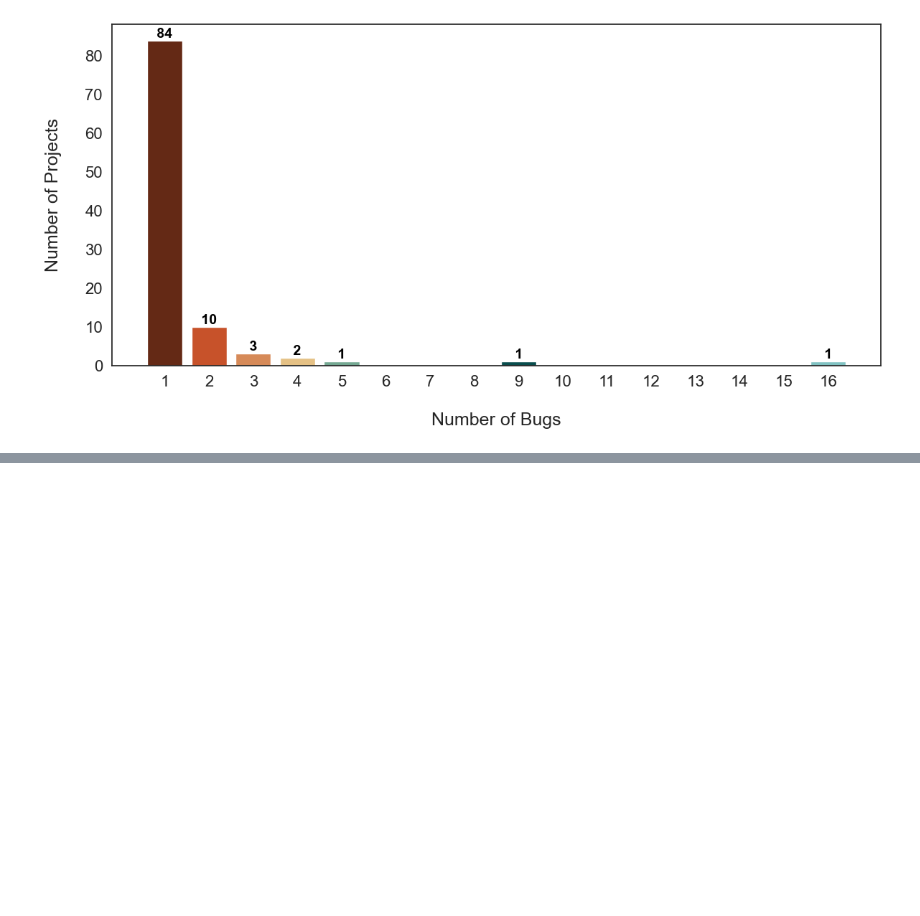
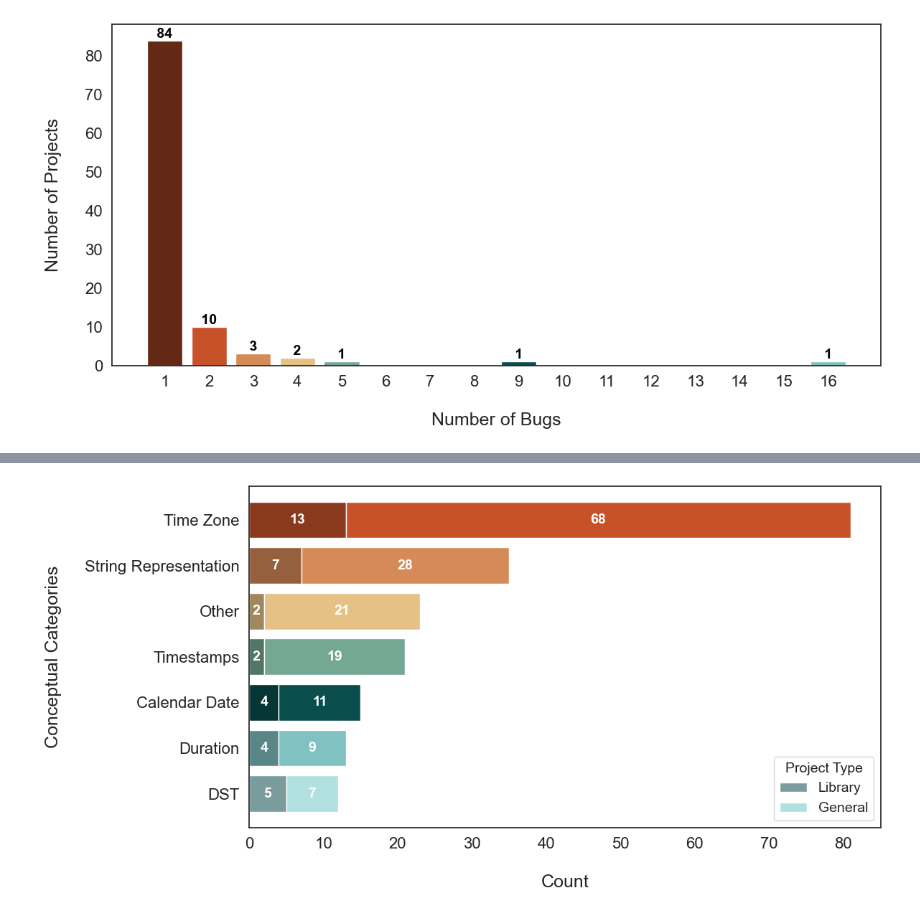
Before and after one commit to cmu-pasta/date-time, a Jupyter notebook: analysis/insights.ipynb, the cells around one changed output, grey strips where cells are left out. Drawn from its saved outputs; the diff is of its cells as text; code cells hidden in the pictures; blank space fills up the shorter version.

```diff
--- a/analysis/insights.ipynb
+++ b/analysis/insights.ipynb
@@ -380,0 +383,79 @@ plt.show()
+# %%
+# Setup for figures 2-4
+
+# project names for datetime libraries
+datetime_libraries = ["dateutil", "pendulum", "maya", "Chronyk", "arrow"]
+
+
+# define the colors for the bar chart
+from matplotlib.colors import to_rgb
+colors = ["#642915", "#c7522a", "#d68a58", "#e5c185", "#74a892", "#094d4d", "#80c2c2", "#b1e0e0"]
+colors = colors[::-1]
+darker_colors = [f"#{''.join(f'{int(c*255 * (1 - 0.3)):02x}' for c in to_rgb(color))}" for color in colors]
+
+sns.set_theme(style='white')
+# %%
+# Figure 2: distribution of bugs across identified conceptual categories
+
+df_new = df[['Project', 'Category 1', 'Category 2']]
+df_new["In Library"] = df['Project'].apply(lambda x: "Datetime Library" if x in datetime_libraries else "General Project")
+
+melted_df = df_new.melt(
+    id_vars=["In Library"],
+    value_vars=['Category 1', 'Category 2'],
+    value_name="Categories"
+)
+
+# Drop rows with NaN in the "Categories" column and select relevant columns
+result_df = melted_df.dropna(subset=["Categories"])[["In Library", "Categories"]]
+
+# Reset the index for the final DataFrame
+result_df = result_df.reset_index(drop=True)
+
+# Display the result
+print(result_df)
+
+# Group and count occurrences for each combination of "Errors" and "In Library"
+grouped_data = result_df.groupby(["Categories", "In Library"]).size().unstack(fill_value=0)
+
+# Sort bars by total counts (sum of both columns) in descending order
+grouped_data["Total"] = grouped_data.sum(axis=1)
+grouped_data = grouped_data.sort_values("Total", ascending=True).drop(columns=["Total"])
+
+# Assign colors for each bar: original for "In Datetime Library" and lighter for "In General Project"
+bar_colors = []
+for i in range(len(grouped_data)):
+    bar_colors.append((darker_colors[i], colors[i]))
+
+# Plotting the stacked bar chart
+fig, ax = plt.subplots(figsize=(12, 6))
+for i, (library_type, color_pair) in enumerate(zip(grouped_data.columns, zip(*bar_colors))):
+    ax.barh(
+        grouped_data.index, grouped_data.iloc[:, i],
+        label=library_type,
+        color=color_pair,
+        height=0.8,
+        edgecolor="white",
+        align="center",
+        left=grouped_data.iloc[:, :i].sum(axis=1) if i > 0 else None,
+    )
+
+# Adding data labels
+for container in ax.containers:
+    labels = [f'{int(value)}' if value > 0 else '' for value in container.datavalues]
+    ax.bar_label(container, labels=labels, label_type='center', color='white', fontsize=14, fontweight='bold')
+
+# Customizing the chart
+ax.set_xlabel("\nCount", fontsize=18)
+ax.set_ylabel("Conceptual Categories\n", fontsize=18)
+ax.legend(["Library", "General"], title="Project Type", fontsize=14, title_fontsize=14, loc="lower right")
+
+# Adjusting ticks
+ax.tick_params(axis="x", labelsize=16)
+ax.tick_params(axis="y", labelsize=16)
+
+# Display and save the chart
+plt.tight_layout()
+plt.savefig(SAVE_PATH + 'conceptual_categories_stacked.pdf', bbox_inches='tight')
+plt.show()
+# %% [output]
@@ -380,0 +481 @@ plt.show()
+[figure, added]
```
Also changed, not shown: parts of 8 cells of this notebook, 10 other files.
